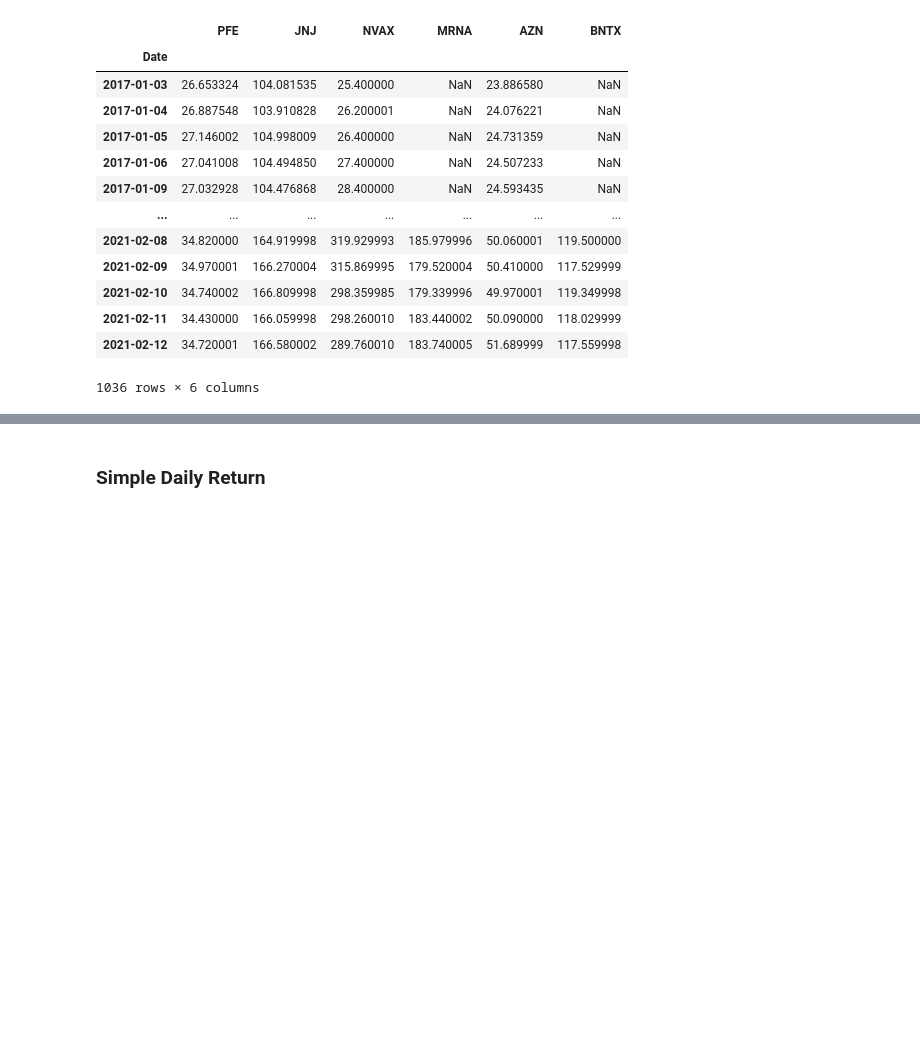
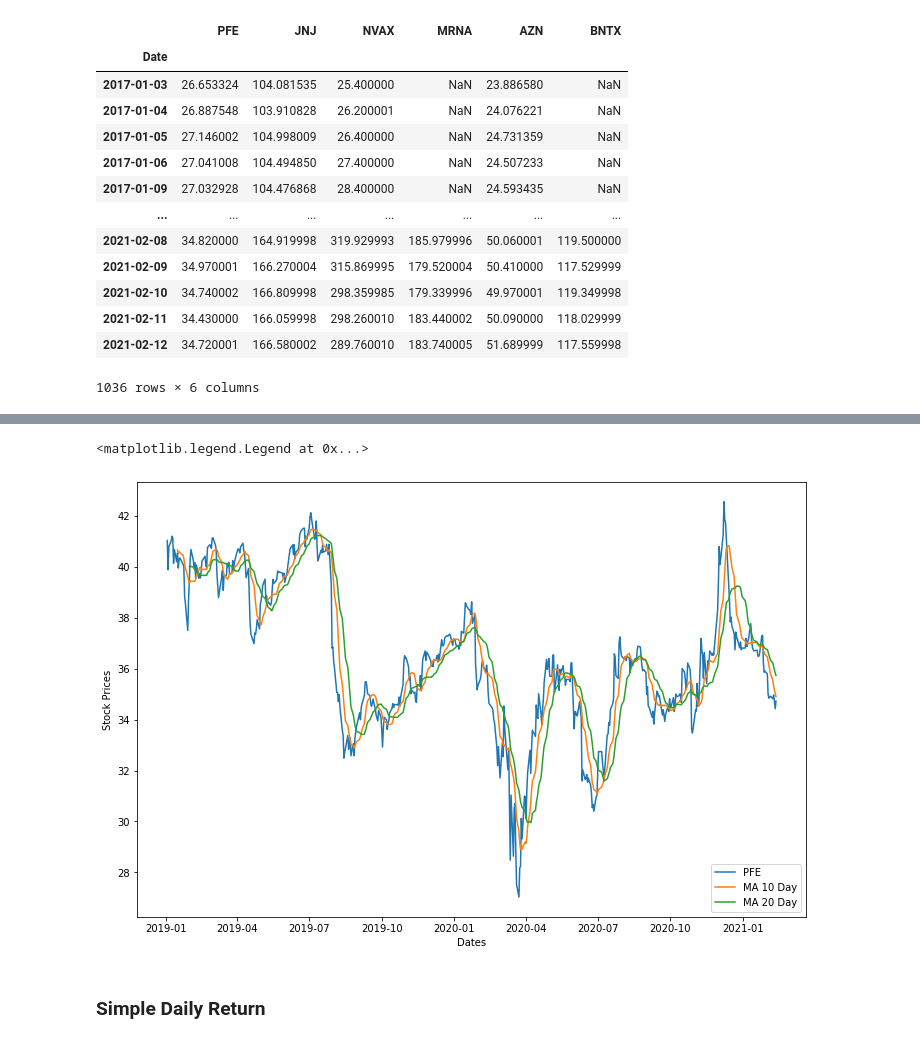
Before and after one commit to davidrtorres/Model-5-Stock-Price-Forecasting, a Jupyter notebook: Capstone_2_13_21-Working Draft-Copy1.ipynb, the cells around one changed output, grey strips where cells are left out. Saved outputs shown, nothing was run; the diff lists cells and outputs as text; code cells hidden in the pictures; blank space fills up the shorter version.

```diff
--- a/Capstone_2_13_21-Working Draft-Copy1.ipynb
+++ b/Capstone_2_13_21-Working Draft-Copy1.ipynb
@@ -114,0 +121,6 @@ I will discuss popular technical indicators that are used in the markets to stud
+# %%
+rolling_method = pd.read_csv('single_stock', parse_dates=True, index_col='Date')
+#how big should the subset be that we're calculating the moving average on?
+rolling_method['MA_10'] = rolling_method.Close.rolling(10).mean()
+rolling_method['MA_20'] = rolling_method.Close.rolling(20).mean()
+rolling_method
@@ -115,3 +142,14 @@ I will discuss popular technical indicators that are used in the markets to stud
+# %%
+plt.figure(figsize=(12,8))
+plt.plot(rolling_method['Close'], label='PFE')
+plt.plot(rolling_method['MA_10'], label='MA 10 Day')
+plt.plot(rolling_method['MA_20'],label='MA 20 Day')
+plt.xlabel('Dates')
+plt.ylabel('Stock Prices')
+plt.legend(loc='lower right')
+# %% [output]
+<matplotlib.legend.Legend at 0x...>
+[figure, added]
 # %% [markdown]
 ### Simple Daily Return
 # %%
```
Also changed, not shown: parts of 6 cells of this notebook.
